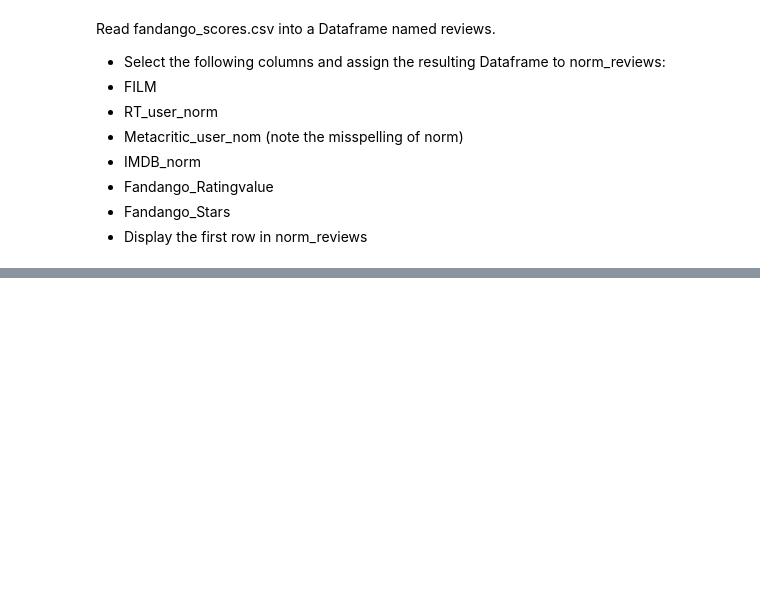
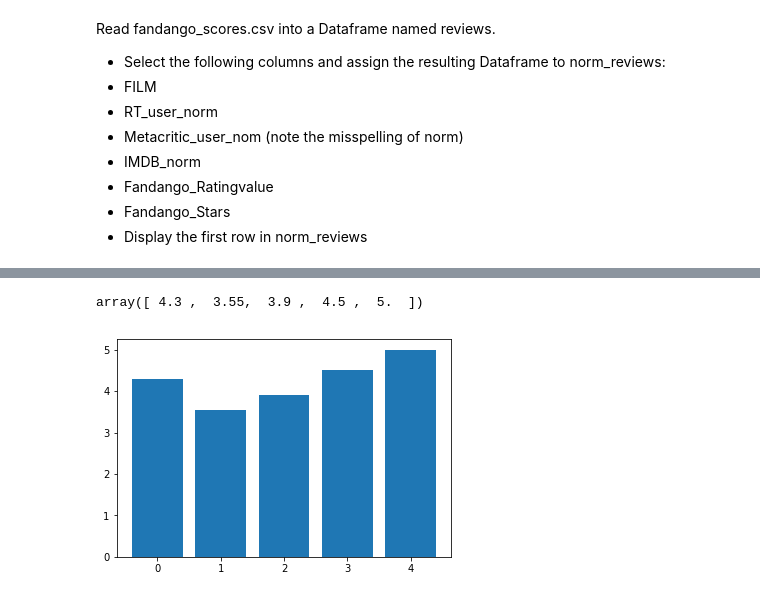
Before and after one commit to WillBeDataScientist/Theory, a Jupyter notebook: Line Charts DQ.io.ipynb, the cells around one changed output, grey strips where cells are left out. Cells and saved outputs as stored; diff of their text form; code cells hidden in the pictures; blank space fills up the shorter version.

Commit message:
completed bar plots and inserted link to most frequent sites

```diff
--- a/Line Charts DQ.io.ipynb
+++ b/Line Charts DQ.io.ipynb
@@ -311,0 +322,15 @@ norm_reviews
+# %%
+import matplotlib.pyplot as plt
+from  numpy import arange
+
+fig, ax=plt.subplots()
+num_cols = ['RT_user_norm', 'Metacritic_user_nom', 'IMDB_norm', 'Fandango_Ratingvalue', 'Fandango_Stars']
+bar_position=arange(5)
+bar_heights=norm_reviews[num_cols].iloc[0].values
+
+ax.bar(bar_position,bar_heights)
+plt.plot()
+norm_reviews[num_cols].iloc[0].values
+# %% [output]
+array([ 4.3 ,  3.55,  3.9 ,  4.5 ,  5.  ])
+[figure, added]
```
Also changed, not shown: parts of 28 cells of this notebook.
